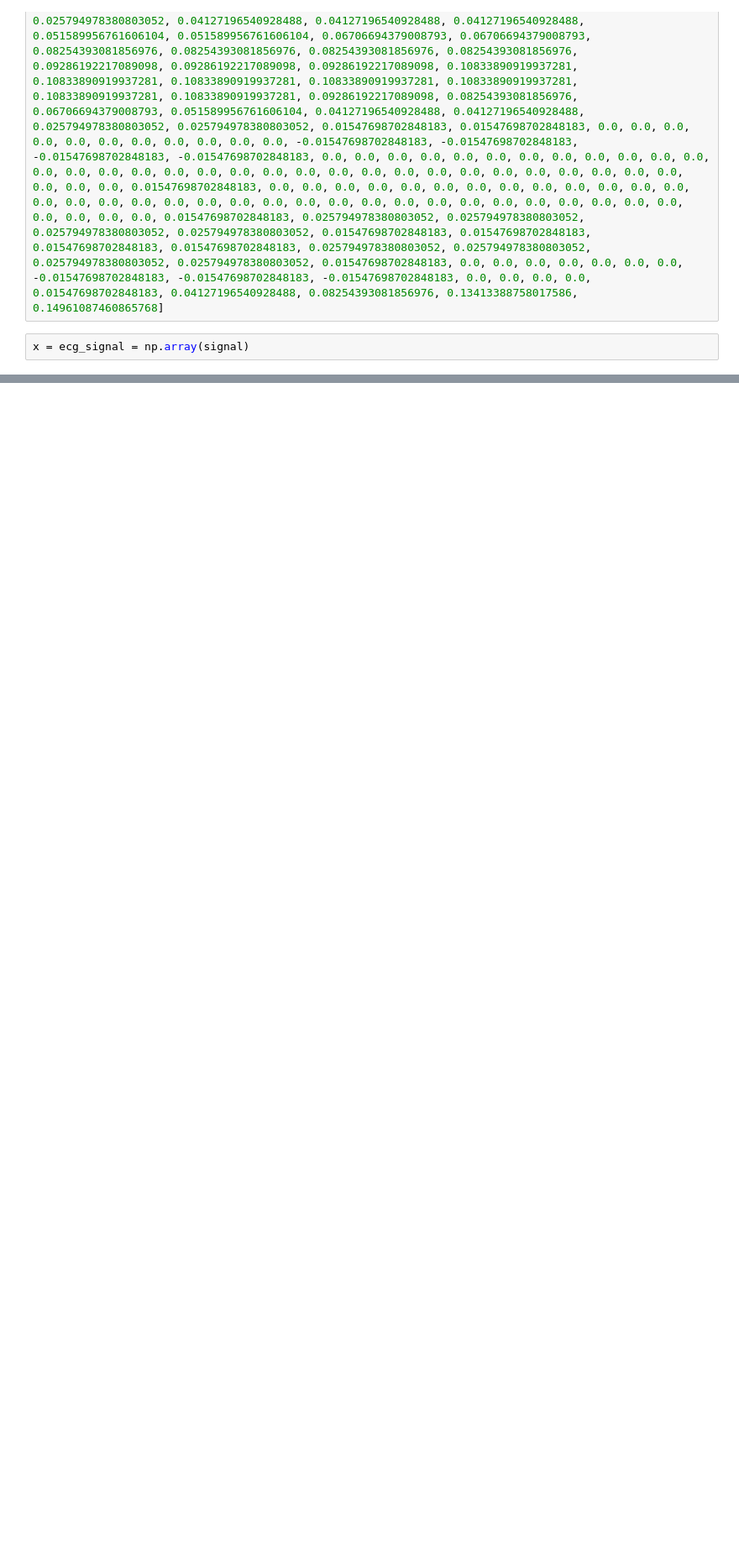
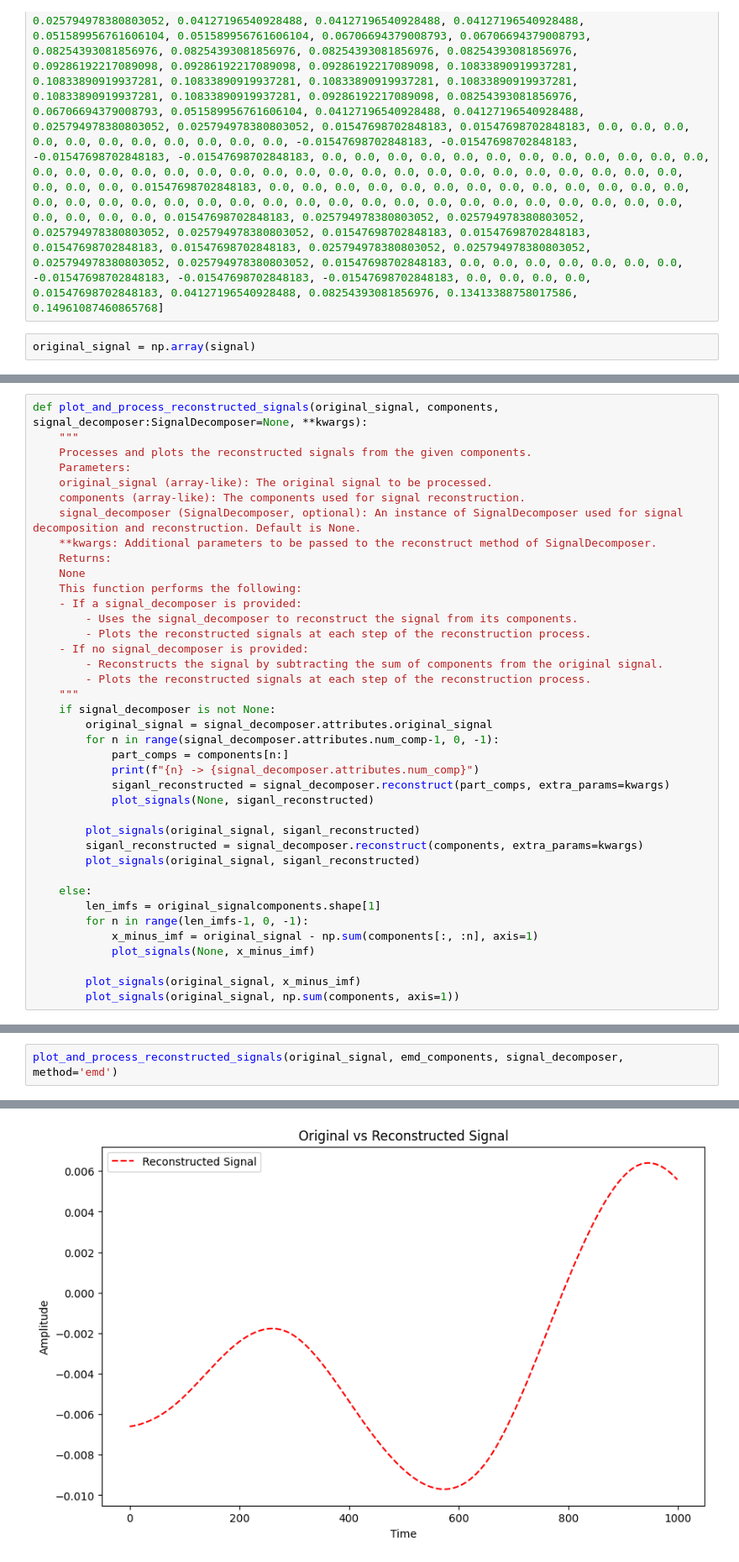
Before and after one commit to liranc6/ecg_forecasting, a Jupyter notebook: liran_project/mrdiff/notebooks/general.ipynb, the cells around one changed output, grey strips where cells are left out. Shown at 84% size. Saved outputs shown, nothing was run; the diff lists cells and outputs as text; blank space fills up the shorter version.

```diff
--- a/liran_project/mrdiff/notebooks/general.ipynb
+++ b/liran_project/mrdiff/notebooks/general.ipynb
@@ -185,3 +132,3 @@ signal = \
 # %%
-x = ecg_signal = np.array(signal)
+original_signal = np.array(signal)
 # %%
@@ -861,0 +713,39 @@ plot_imf_subtractions(x, imfs)
+# %%
+def plot_and_process_reconstructed_signals(original_signal, components, signal_decomposer:SignalDecomposer=None, **kwargs):
+    """
+    Processes and plots the reconstructed signals from the given components.
+    Parameters:
+    original_signal (array-like): The original signal to be processed.
+    components (array-like): The components used for signal reconstruction.
+    signal_decomposer (SignalDecomposer, optional): An instance of SignalDecomposer used for signal decomposition and reconstruction. Default is None.
+    **kwargs: Additional parameters to be passed to the reconstruct method of SignalDecomposer.
+    Returns:
+    None
+    This function performs the following:
+    - If a signal_decomposer is provided:
+        - Uses the signal_decomposer to reconstruct the signal from its components.
+        - Plots the reconstructed signals at each step of the reconstruction process.
+    - If no signal_decomposer is provided:
+        - Reconstructs the signal by subtracting the sum of components from the original signal.
+        - Plots the reconstructed signals at each step of the reconstruction process.
+    """
+    if signal_decomposer is not None:
+        original_signal = signal_decomposer.attributes.original_signal
+        for n in range(signal_decomposer.attributes.num_comp-1, 0, -1):
+            part_comps = components[n:]
+            print(f"{n} -> {signal_decomposer.attributes.num_comp}")
+            siganl_reconstructed = signal_decomposer.reconstruct(part_comps, extra_params=kwargs)
+            plot_signals(None, siganl_reconstructed)
+
+        plot_signals(original_signal, siganl_reconstructed)
+        siganl_reconstructed = signal_decomposer.reconstruct(components, extra_params=kwargs)
+        plot_signals(original_signal, siganl_reconstructed)
+
+    else:
+        len_imfs = original_signalcomponents.shape[1]
+        for n in range(len_imfs-1, 0, -1):
+            x_minus_imf = original_signal - np.sum(components[:, :n], axis=1)
+            plot_signals(None, x_minus_imf)
+
+        plot_signals(original_signal, x_minus_imf)
+        plot_signals(original_signal, np.sum(components, axis=1))
@@ -861,0 +759,3 @@ plot_imf_subtractions(x, imfs)
+# %%
+plot_and_process_reconstructed_signals(original_signal, emd_components, signal_decomposer, method='emd')
+# %% [output]
@@ -861,0 +764 @@ plot_imf_subtractions(x, imfs)
+[figure, added]
```
Also changed, not shown: parts of 21 cells of this notebook, 1 other file.
